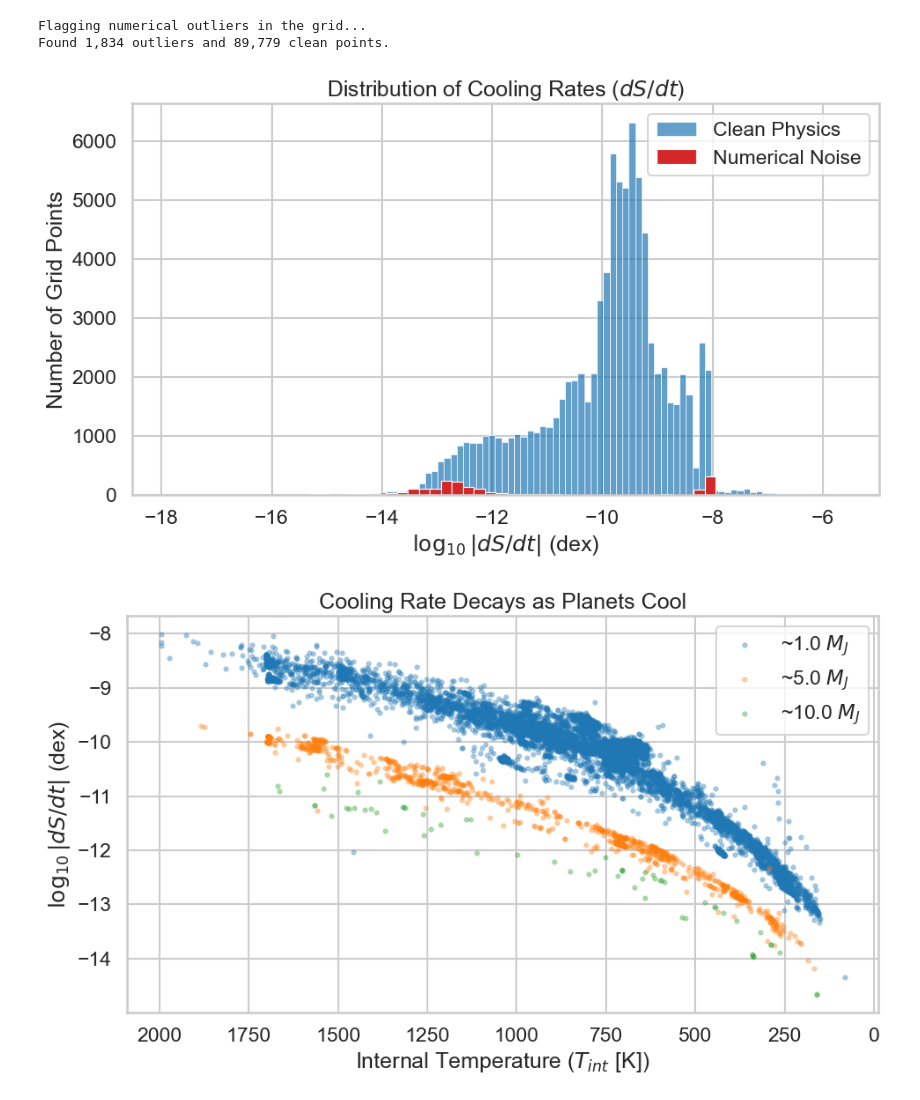
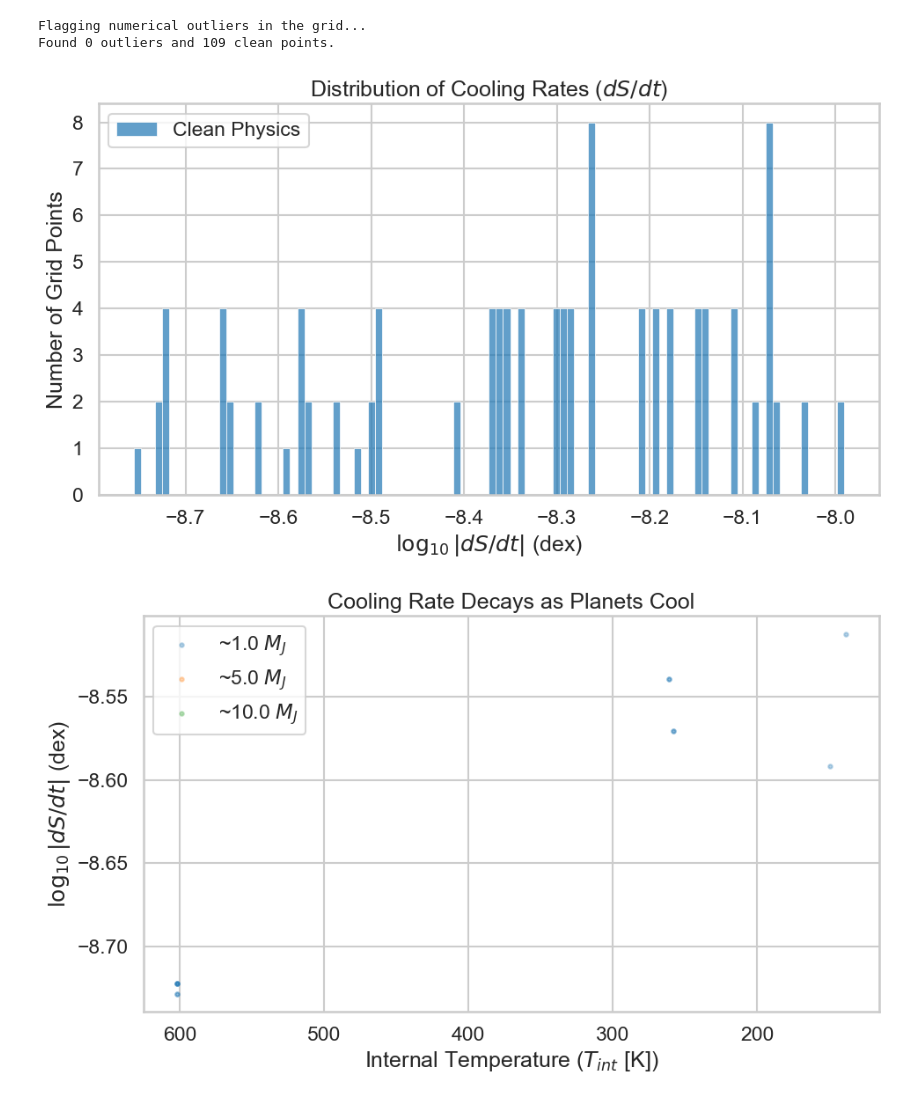
Before and after one commit to ChristianSWilkinson/cooltrack, a Jupyter notebook: notebooks/explore_dsdt.ipynb, the cells around one changed output. Saved outputs shown, nothing was run; the diff lists cells and outputs as text; code cells hidden in the pictures.

```diff
--- a/notebooks/explore_dsdt.ipynb
+++ b/notebooks/explore_dsdt.ipynb
@@ -7,15 +7,16 @@ import xgboost as xgb
 
 # Import our custom package
 from cooltrack.constants import INDEPENDENT_DIMS
-from cooltrack.data_loader import load_and_clean_grid_pandas
+from cooltrack.data_loader import load_grid
 
 # Set publication-quality plotting style
 sns.set_theme(style="whitegrid", context="talk")
 
 # Data Path
 GRID_FILE_PATH = "../data/HADES_grid/hades_processed_grid.parquet"
+GRID_FILE_PATH = "../../exoweave/outputs/master_grid_data.h5"
 # %%
 print("Loading raw grid data...")
-df_raw = load_and_clean_grid_pandas(GRID_FILE_PATH)
+df_raw = load_grid(GRID_FILE_PATH)
 print(f"Loaded {len(df_raw):,} rows.")
 # %% [output]
@@ -45,7 +46,7 @@ df_outliers = df_raw[df_raw['is_outlier']].copy()
 print(f"Found {len(df_outliers):,} outliers and {len(df_clean):,} clean points.")
 # %% [output]
 Flagging numerical outliers in the grid...
-Found 1,834 outliers and 89,779 clean points.
+Found 0 outliers and 109 clean points.
 # %%
 fig, ax = plt.subplots(figsize=(10, 6))
 
@@ -59,32 +60,32 @@ ax.legend()
 plt.tight_layout()
 plt.show()
 # %% [output]
-[figure, old version]
+[figure, new version]
 # %%
 # Pick a few distinct masses to plot (e.g., 1, 5, and 10 Jupiter masses)
-target_masses = [1.0, 5.0, 10.0]
+target_masses = [1.0, 5.0, 10.0, 13.0]
 
 fig, ax = plt.subplots(figsize=(10, 6))
 colors = ['tab:blue', 'tab:orange', 'tab:green']
 
 for mass, color in zip(target_masses, colors):
     # Slice planets close to the target mass
     slice_df = df_clean[np.isclose(df_clean['mass_Mj'], mass, atol=0.2)]
 
     # Scatter plot of T_int vs cooling rate
     ax.scatter(slice_df['T_int'], slice_df['abs_log_dsdt'],
                alpha=0.3, s=10, color=color, label=f'~{mass} $M_J$')
 
 ax.set_title("Cooling Rate Decays as Planets Cool")
 ax.set_xlabel("Internal Temperature ($T_{int}$ [K])")
 ax.set_ylabel("$\log_{10}|dS/dt|$ (dex)")
 # Invert X axis because planets cool from right (hot) to left (cold)
 ax.invert_xaxis()
 ax.legend()
 plt.tight_layout()
 plt.show()
 # %% [output]
-[figure, old version]
+[figure, new version]
 # %%
 fig, ax = plt.subplots(figsize=(11, 7))
 
```
Also changed, not shown: parts of 4 cells of this notebook, 5 other files.
